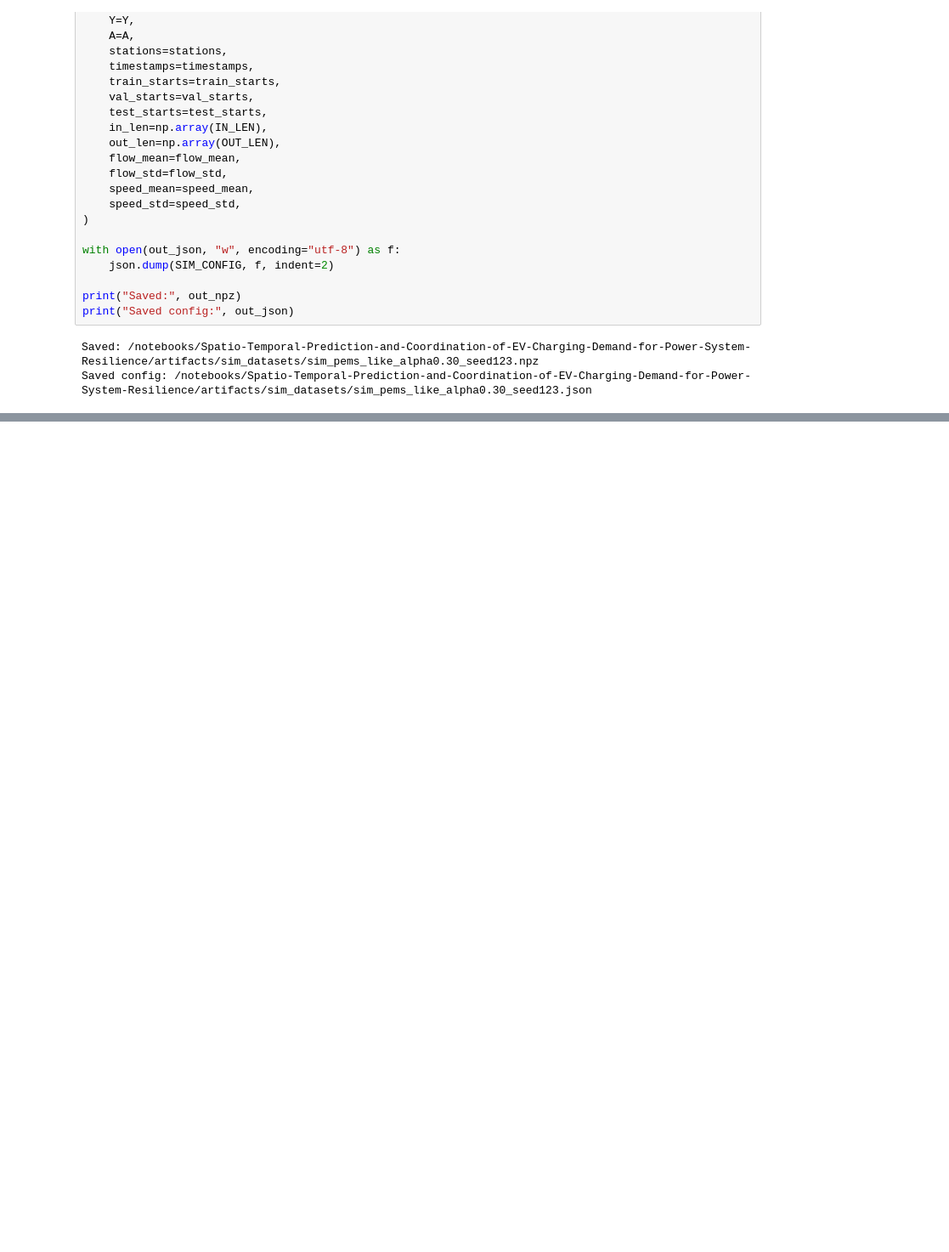
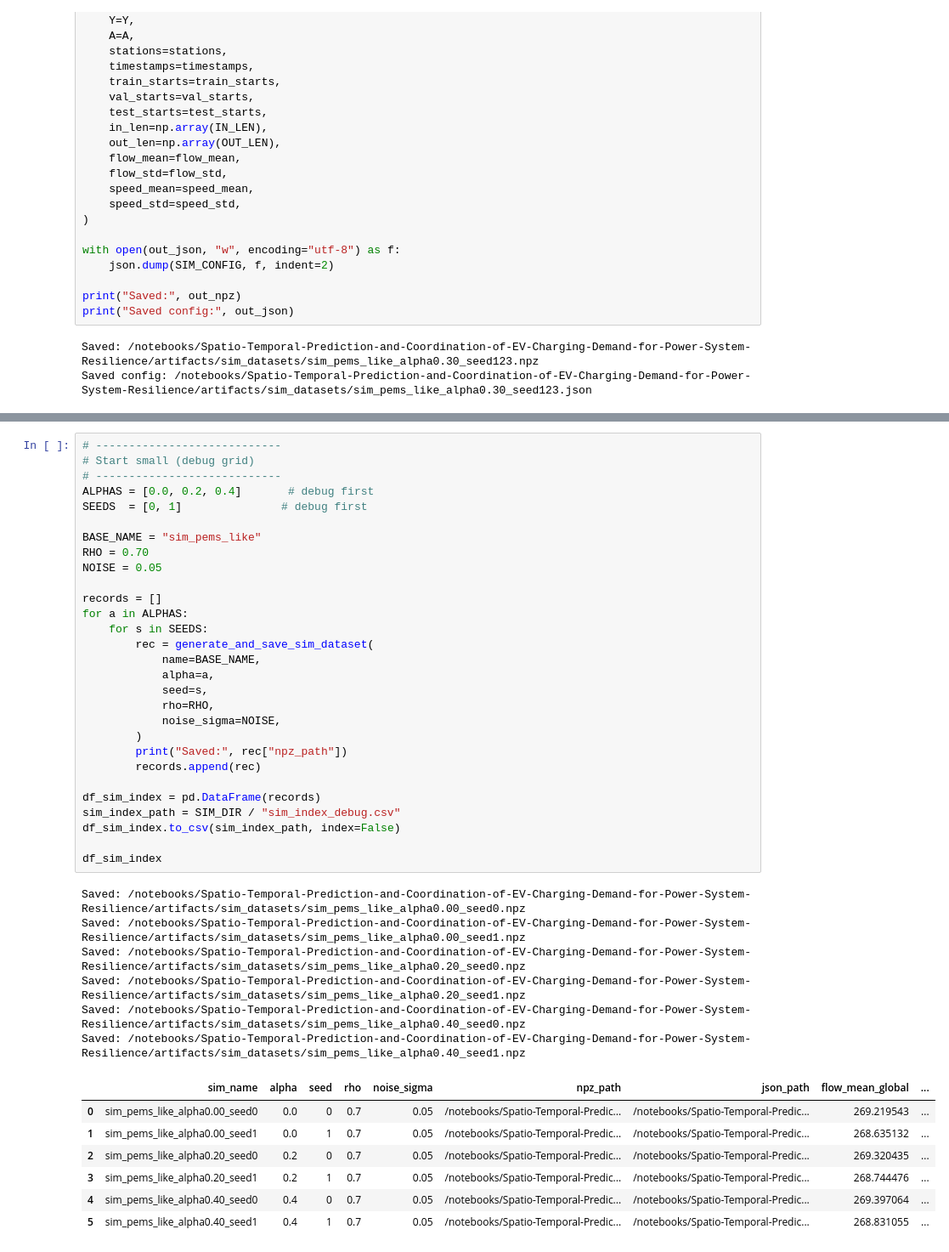
Before and after one commit to RichelCode/Spatio-Temporal-Prediction-and-Coordination-of-EV-Charging-Demand-for-Power-System-Resilience, a Jupyter notebook: Simulation_aspect.ipynb, the cells around one changed output, grey strips where cells are left out. Shown at 85% size. Saved outputs shown, nothing was run; the diff lists cells and outputs as text; blank space fills up the shorter version.

```diff
--- a/Simulation_aspect.ipynb
+++ b/Simulation_aspect.ipynb
@@ -361,0 +494,43 @@ Saved config: /notebooks/Spatio-Temporal-Prediction-and-Coordination-of-EV-Charg
+# %%
+# ----------------------------
+# Start small (debug grid)
+# ----------------------------
+ALPHAS = [0.0, 0.2, 0.4]       # debug first
+SEEDS  = [0, 1]               # debug first
+
+BASE_NAME = "sim_pems_like"
+RHO = 0.70
+NOISE = 0.05
+
+records = []
+for a in ALPHAS:
+    for s in SEEDS:
+        rec = generate_and_save_sim_dataset(
+            name=BASE_NAME,
+            alpha=a,
+            seed=s,
+            rho=RHO,
+            noise_sigma=NOISE,
+        )
+        print("Saved:", rec["npz_path"])
+        records.append(rec)
+
+df_sim_index = pd.DataFrame(records)
+sim_index_path = SIM_DIR / "sim_index_debug.csv"
+df_sim_index.to_csv(sim_index_path, index=False)
+
+df_sim_index
+# %% [output]
+Saved: /notebooks/Spatio-Temporal-Prediction-and-Coordination-of-EV-Charging-Demand-for-Power-System-Resilience/artifacts/sim_datasets/sim_pems_like_alpha0.00_seed0.npz
+Saved: /notebooks/Spatio-Temporal-Prediction-and-Coordination-of-EV-Charging-Demand-for-Power-System-Resilience/artifacts/sim_datasets/sim_pems_like_alpha0.00_seed1.npz
+Saved: /notebooks/Spatio-Temporal-Prediction-and-Coordination-of-EV-Charging-Demand-for-Power-System-Resilience/artifacts/sim_datasets/sim_pems_like_alpha0.20_seed0.npz
+Saved: /notebooks/Spatio-Temporal-Prediction-and-Coordination-of-EV-Charging-Demand-for-Power-System-Resilience/artifacts/sim_datasets/sim_pems_like_alpha0.20_seed1.npz
+Saved: /notebooks/Spatio-Temporal-Prediction-and-Coordination-of-EV-Charging-Demand-for-Power-System-Resilience/artifacts/sim_datasets/sim_pems_like_alpha0.40_seed0.npz
+Saved: /notebooks/Spatio-Temporal-Prediction-and-Coordination-of-EV-Charging-Demand-for-Power-System-Resilience/artifacts/sim_datasets/sim_pems_like_alpha0.40_seed1.npz
+|  | sim_name | alpha | seed | rho | noise_sigma | npz_path | json_path | flow_mean_global | ... |
+| 0 | sim_pems_like_alpha0.00_seed0 | 0.0 | 0 | 0.7 | 0.05 | /notebooks/Spatio-Temporal-Predic... | /notebooks/Spatio-Temporal-Predic... | 269.219543 | ... |
+| 1 | sim_pems_like_alpha0.00_seed1 | 0.0 | 1 | 0.7 | 0.05 | /notebooks/Spatio-Temporal-Predic... | /notebooks/Spatio-Temporal-Predic... | 268.635132 | ... |
+| 2 | sim_pems_like_alpha0.20_seed0 | 0.2 | 0 | 0.7 | 0.05 | /notebooks/Spatio-Temporal-Predic... | /notebooks/Spatio-Temporal-Predic... | 269.320435 | ... |
+| 3 | sim_pems_like_alpha0.20_seed1 | 0.2 | 1 | 0.7 | 0.05 | /notebooks/Spatio-Temporal-Predic... | /notebooks/Spatio-Temporal-Predic... | 268.744476 | ... |
+| 4 | sim_pems_like_alpha0.40_seed0 | 0.4 | 0 | 0.7 | 0.05 | /notebooks/Spatio-Temporal-Predic... | /notebooks/Spatio-Temporal-Predic... | 269.397064 | ... |
+| 5 | sim_pems_like_alpha0.40_seed1 | 0.4 | 1 | 0.7 | 0.05 | /notebooks/Spatio-Temporal-Predic... | /notebooks/Spatio-Temporal-Predic... | 268.831055 | ... |
```
Also changed, not shown: parts of 4 cells of this notebook, 14 other files.
